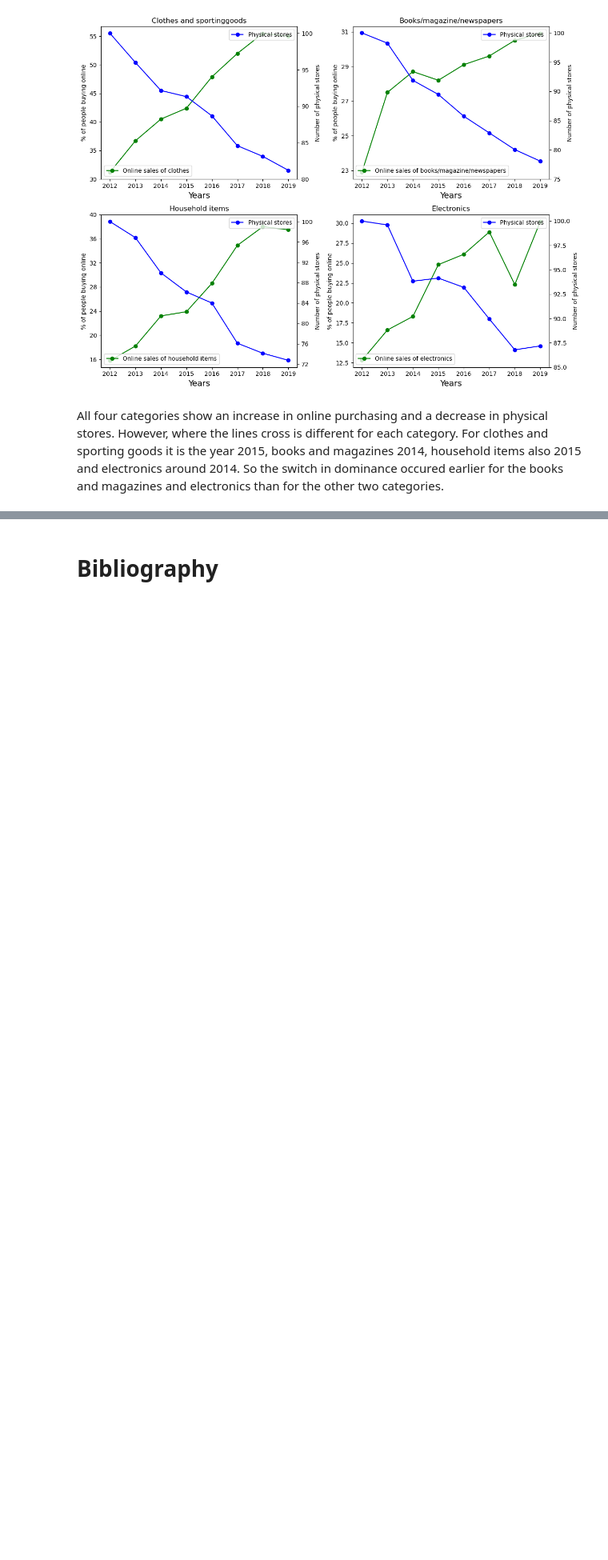
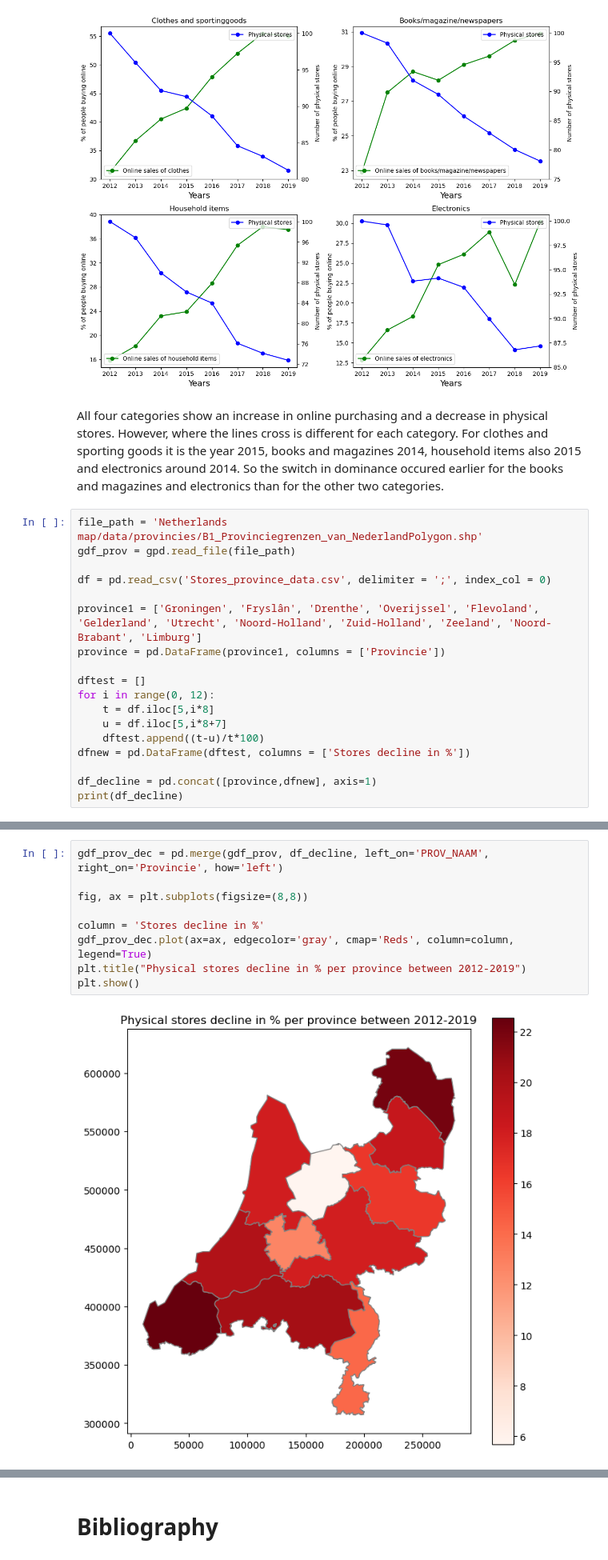
Before and after one commit to Lmolkenboer/TIL6022-project, a Jupyter notebook: project_template_new_2.ipynb, the cells around one changed output, grey strips where cells are left out. Shown at 80% size. Drawn from its saved outputs; the diff is of its cells as text; blank space fills up the shorter version.

```diff
--- a/project_template_new_2.ipynb
+++ b/project_template_new_2.ipynb
@@ -257,3 +259,21 @@ plt.show()
 [figure]
 # %% [markdown]
 All four categories show an increase in online purchasing and a decrease in physical stores. However, where the lines cross is different for each category. For clothes and sporting goods it is the year 2015, books and magazines 2014, household items also 2015 and electronics around 2014. So the switch in dominance occured earlier for the books and magazines and electronics than for the other two categories.
+# %%
+file_path = 'Netherlands map/data/provincies/B1_Provinciegrenzen_van_NederlandPolygon.shp'
+gdf_prov = gpd.read_file(file_path)
+
+df = pd.read_csv('Stores_province_data.csv', delimiter = ';', index_col = 0)
+
+province1 = ['Groningen', 'Fryslân', 'Drenthe', 'Overijssel', 'Flevoland', 'Gelderland', 'Utrecht', 'Noord-Holland', 'Zuid-Holland', 'Zeeland', 'Noord-Brabant', 'Limburg']
+province = pd.DataFrame(province1, columns = ['Provincie'])
+
+dftest = []
+for i in range(0, 12):
+    t = df.iloc[5,i*8]
+    u = df.iloc[5,i*8+7]
+    dftest.append((t-u)/t*100)
+dfnew = pd.DataFrame(dftest, columns = ['Stores decline in %'])
+
+df_decline = pd.concat([province,dfnew], axis=1)
+print(df_decline)
@@ -259,0 +294,11 @@ All four categories show an increase in online purchasing and a decrease in phys
+# %%
+gdf_prov_dec = pd.merge(gdf_prov, df_decline, left_on='PROV_NAAM', right_on='Provincie', how='left')
+
+fig, ax = plt.subplots(figsize=(8,8))
+
+column = 'Stores decline in %'
+gdf_prov_dec.plot(ax=ax, edgecolor='gray', cmap='Reds', column=column, legend=True)
+plt.title("Physical stores decline in % per province between 2012-2019")
+plt.show()
+# %% [output]
+[figure, added]
```
Also changed, not shown: parts of 4 cells of this notebook, 1 other file.
